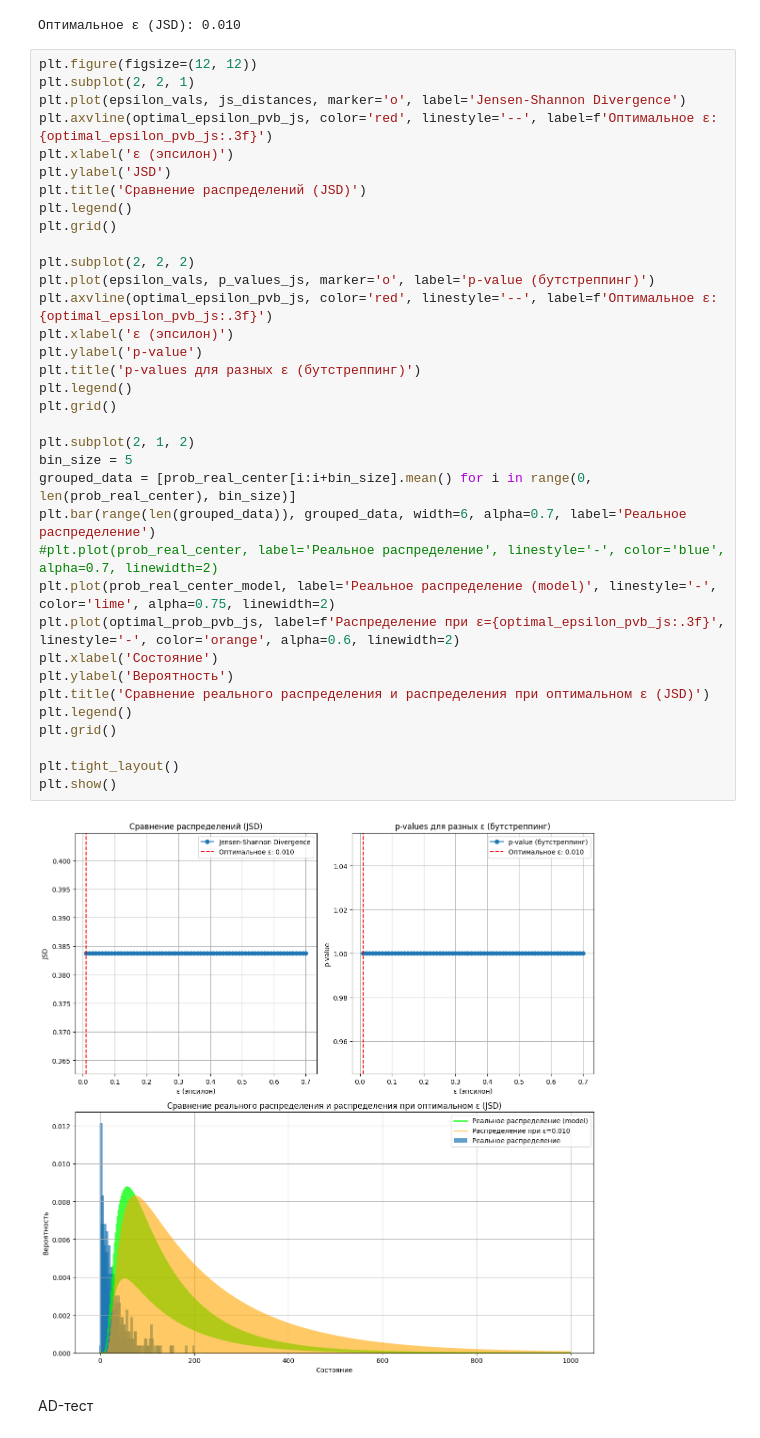
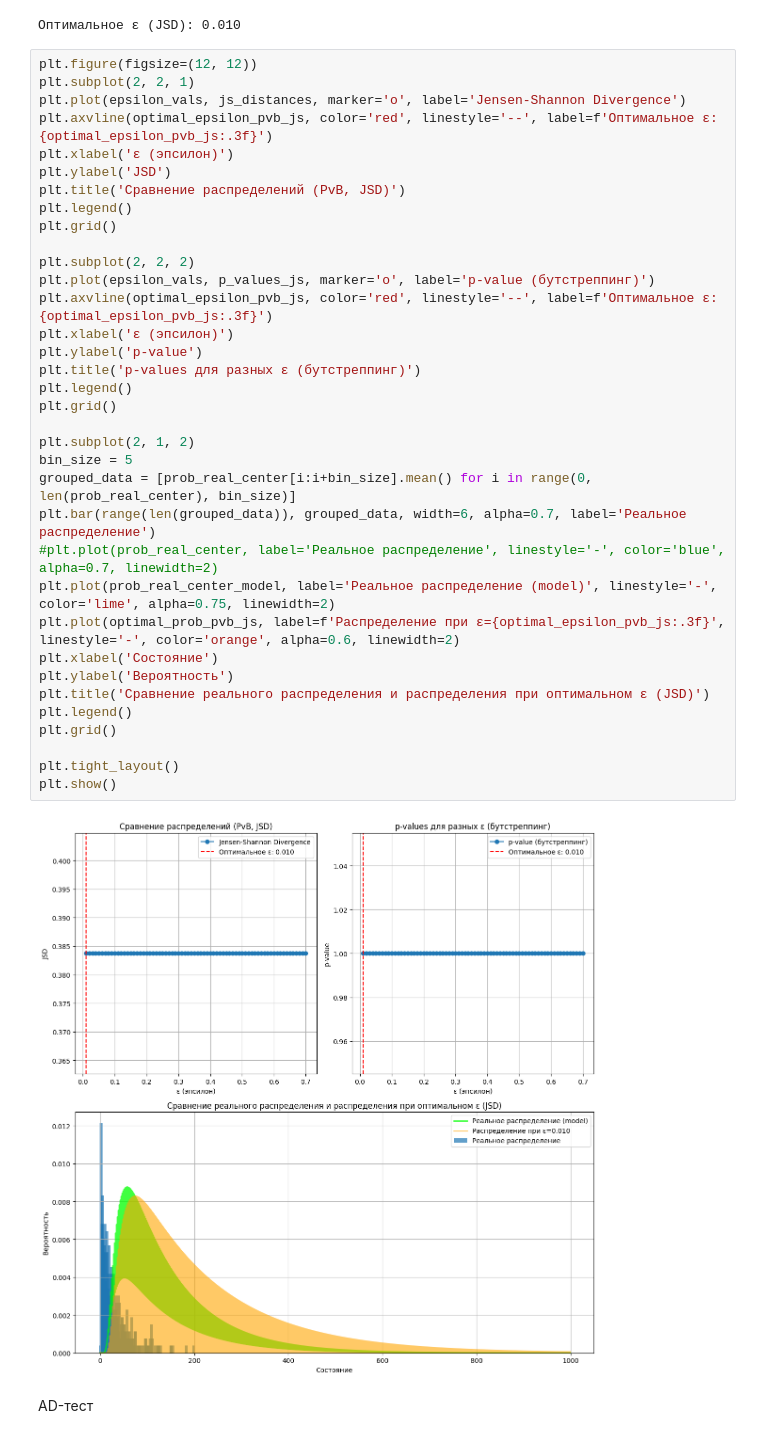
Before and after one commit to spells39/RWAnalyzer, a Jupyter notebook: src/find_opt_epsilon.ipynb, the cells around one changed output. Saved outputs shown, nothing was run; the diff lists cells and outputs as text.

```diff
--- a/src/find_opt_epsilon.ipynb
+++ b/src/find_opt_epsilon.ipynb
@@ -156,36 +156,36 @@ plt.plot(epsilon_vals, js_distances, marker='o', label='Jensen-Shannon Divergenc
 plt.axvline(optimal_epsilon_pvb_js, color='red', linestyle='--', label=f'Оптимальное ε: {optimal_epsilon_pvb_js:.3f}')
 plt.xlabel('ε (эпсилон)')
 plt.ylabel('JSD')
-plt.title('Сравнение распределений (JSD)')
+plt.title('Сравнение распределений (PvB, JSD)')
 plt.legend()
 plt.grid()
 
 plt.subplot(2, 2, 2)
 plt.plot(epsilon_vals, p_values_js, marker='o', label='p-value (бутстреппинг)')
 plt.axvline(optimal_epsilon_pvb_js, color='red', linestyle='--', label=f'Оптимальное ε: {optimal_epsilon_pvb_js:.3f}')
 plt.xlabel('ε (эпсилон)')
 plt.ylabel('p-value')
 plt.title('p-values для разных ε (бутстреппинг)')
 plt.legend()
 plt.grid()
 
 plt.subplot(2, 1, 2)
 bin_size = 5
 grouped_data = [prob_real_center[i:i+bin_size].mean() for i in range(0, len(prob_real_center), bin_size)]
 plt.bar(range(len(grouped_data)), grouped_data, width=6, alpha=0.7, label='Реальное распределение')
 #plt.plot(prob_real_center, label='Реальное распределение', linestyle='-', color='blue', alpha=0.7, linewidth=2)
 plt.plot(prob_real_center_model, label='Реальное распределение (model)', linestyle='-', color='lime', alpha=0.75, linewidth=2)
 plt.plot(optimal_prob_pvb_js, label=f'Распределение при ε={optimal_epsilon_pvb_js:.3f}', linestyle='-', color='orange', alpha=0.6, linewidth=2)
 plt.xlabel('Состояние')
 plt.ylabel('Вероятность')
 plt.title('Сравнение реального распределения и распределения при оптимальном ε (JSD)')
 plt.legend()
 plt.grid()
 
 plt.tight_layout()
 plt.show()
 # %% [output]
-[figure, old version]
+[figure, new version]
 # %% [markdown]
 AD-тест
 # %%
```
Also changed, not shown: parts of 11 cells of this notebook.
